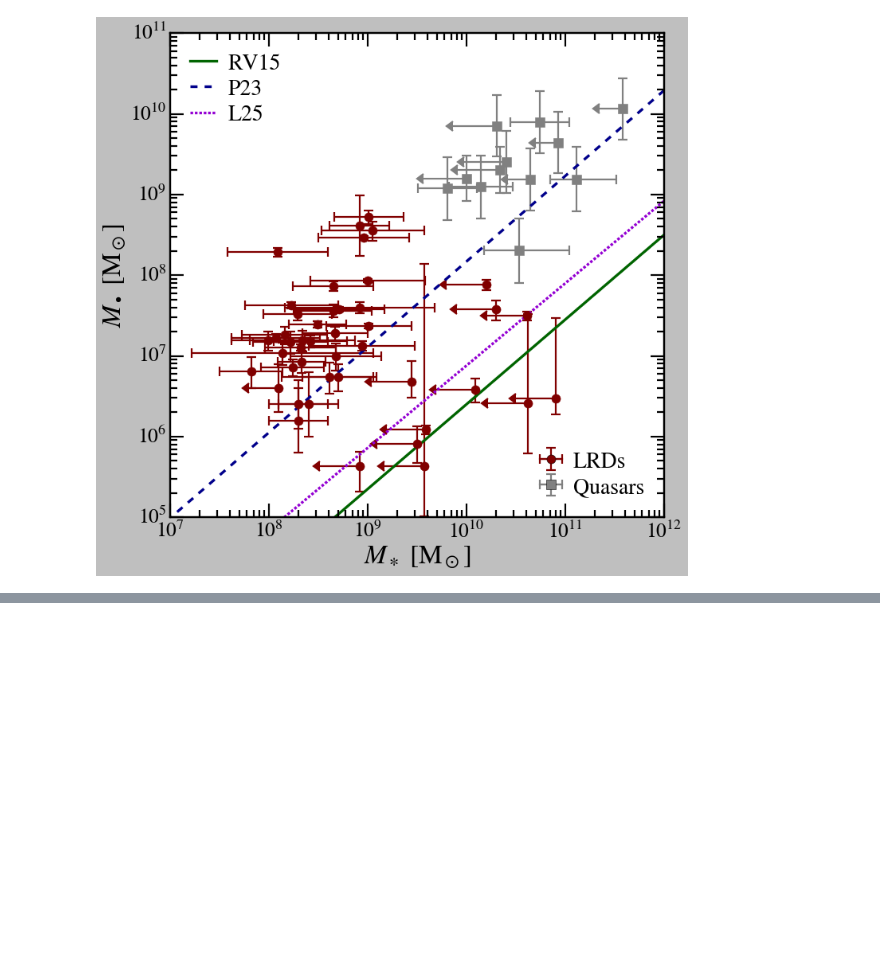
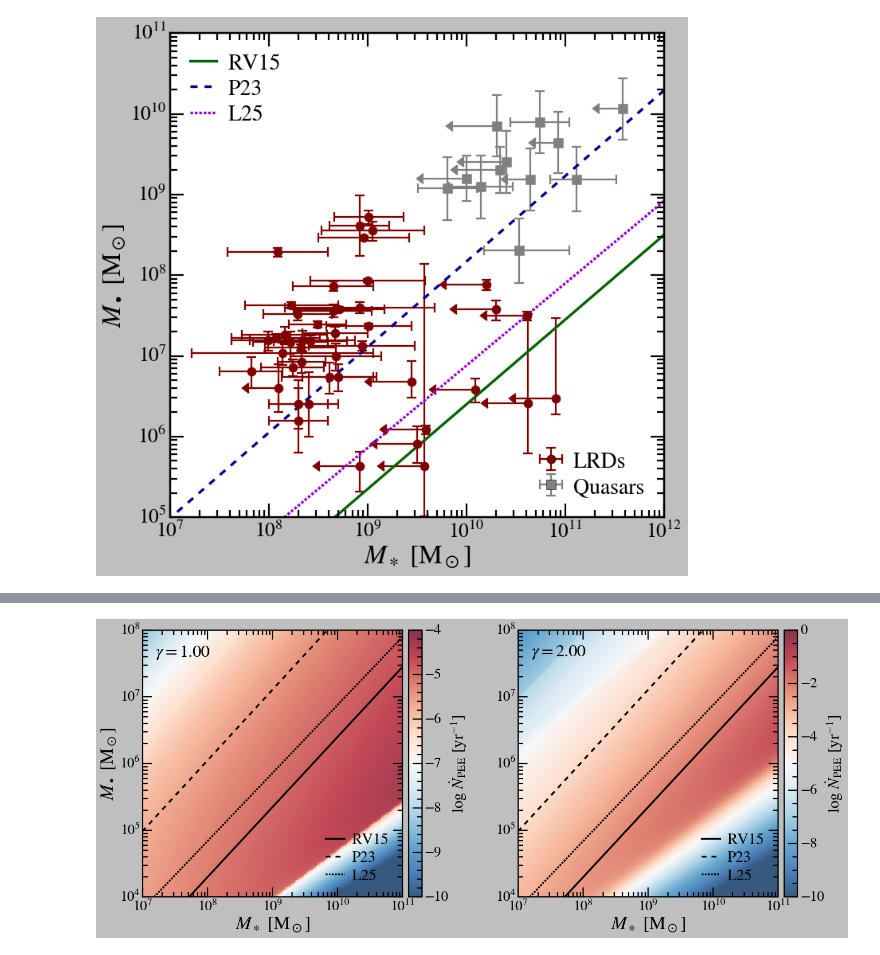
Before and after one commit to vinh-qtran/TidalDisruptionLRD, a Jupyter notebook: nbs/Ms_Mbh_tde_rate.ipynb, the cells around one changed output, grey strips where cells are left out. Drawn from its saved outputs; the diff is of its cells as text; code cells hidden in the pictures; blank space fills up the shorter version.

```diff
--- a/nbs/Ms_Mbh_tde_rate.ipynb
+++ b/nbs/Ms_Mbh_tde_rate.ipynb
@@ -342,3 +327,41 @@ plt.show()
+# %%
+fig, axs = plt.subplots(1, 2, figsize=(20, 7.5))
+
+axs = axs.flatten()
+
+gammas = [1.0, 2.0]
+
+vmins = [-10, -10]
+vmaxs = [-4, -0]
+
+for ax, gamma, vmin, vmax in zip(axs, gammas, vmins, vmaxs, strict=False):
+    c = show_tde_rate(
+        ax,
+        gamma,
+        env=True,
+        vmin=vmin,
+        vmax=vmax,
+        show_x_label=True,
+        show_y_label=(gamma == 1.0),
+        show_legend=True,
+        show_gamma_label=True,
+    )
+
+    cb = fig.colorbar(
+        c,
+        ax=ax,
+        location="right",
+        aspect=20,
+        pad=0.02,
+        ticks=ticker.MaxNLocator(nbins=6),
+    )
+    cb.set_label(r"$\log \, \dot{N}_{\rm PEE}$ [yr$^{-1}$]", labelpad=0, fontsize=26)
+
+# plt.tight_layout()
+plt.savefig("../../pee_rate.pdf", bbox_inches="tight")
+plt.show()
+# %% [output]
+[figure, added]
 # %%
 survey_rates = {
     "NGDEEP": 366.19007031449985,
```
Also changed, not shown: parts of 12 cells of this notebook, 6 other files.
